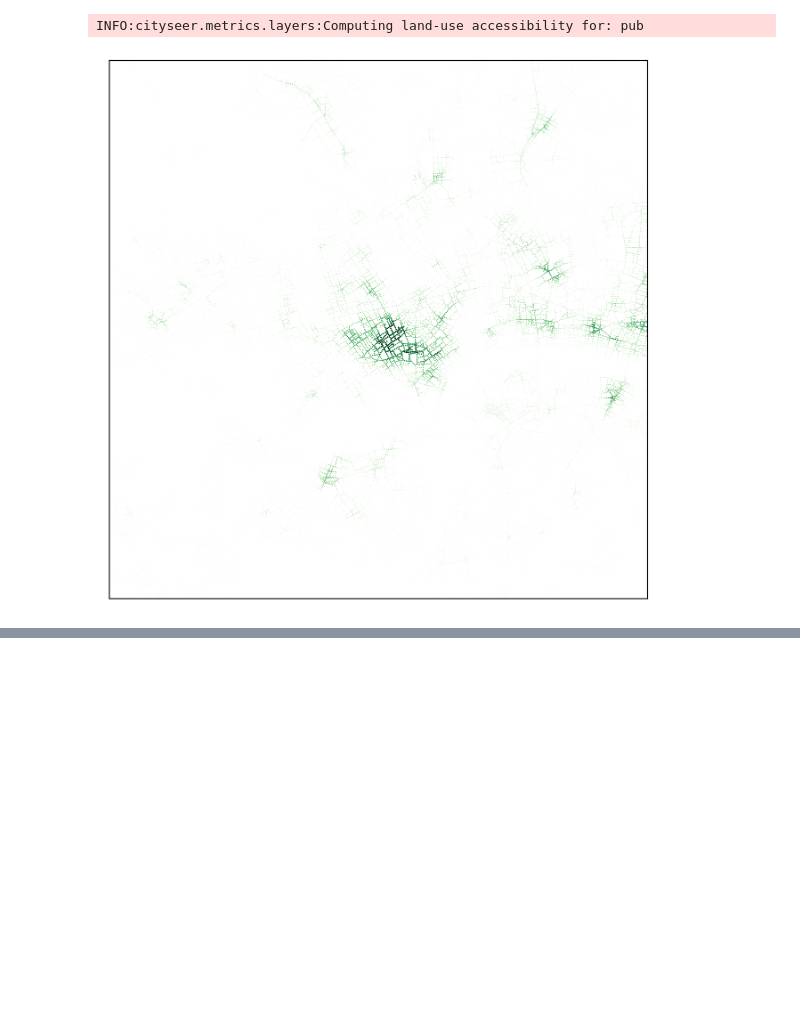
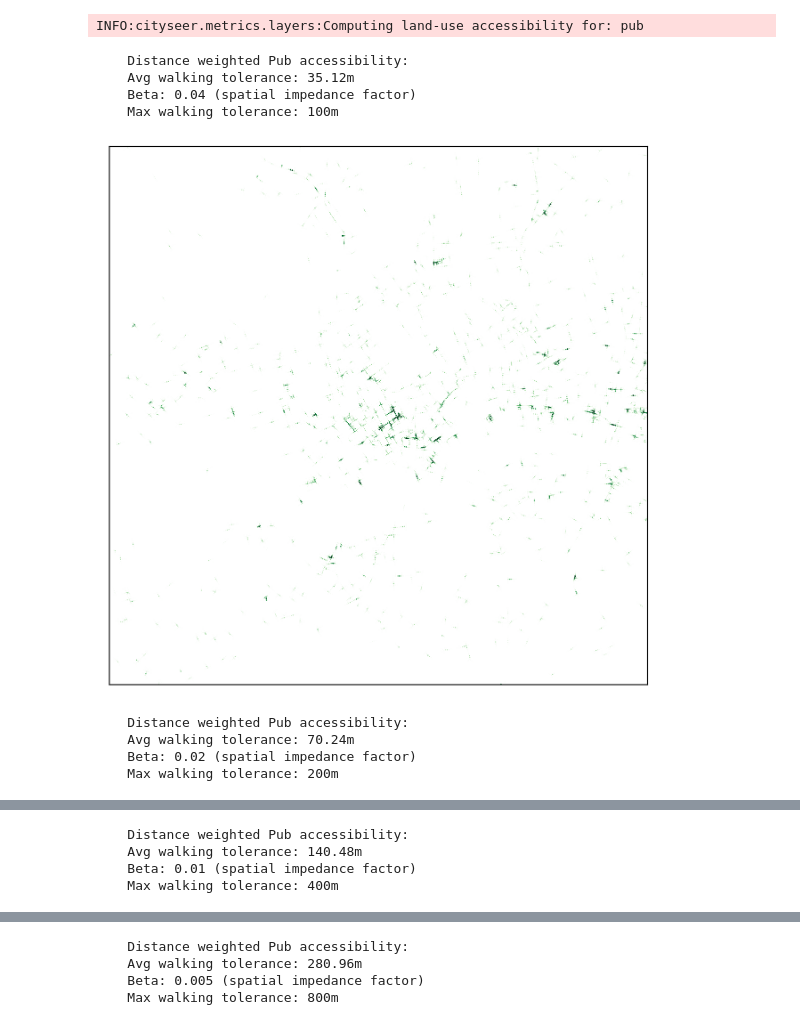
Before and after one commit to benchmark-urbanism/cityseer-api, a Jupyter notebook: demo_notebooks/london_pubs.ipynb, the cells around one changed output, grey strips where cells are left out. Cells and saved outputs as stored; diff of their text form; code cells hidden in the pictures; blank space fills up the shorter version.

```diff
--- a/demo_notebooks/london_pubs.ipynb
+++ b/demo_notebooks/london_pubs.ipynb
@@ -53,8 +55,9 @@ crs_transformer = Transformer.from_crs(crs_bng, crs_utm, always_xy=True)
 from cityseer.tools import graphs, mock
 from cityseer.metrics import networks
 
+# download from OSM - see docs if you want examples for how to use osmNx for this step
 G_utm = mock.make_buffered_osm_graph(lng, lat, distance)
-
+# simplify - this is not necessary if using "clean" graph sources - e.g. OS Open Roads
 G = graphs.nX_simple_geoms(G_utm)
 G = graphs.nX_remove_filler_nodes(G)
 G = graphs.nX_remove_dangling_nodes(G,
@@ -71,9 +74,11 @@ G3 = graphs.nX_consolidate_nodes(G2,
                                  crawl=False,
                                  min_node_degree=2,
                                  cent_min_degree=4)
+# decompose for higher resolution analysis
 G_decomp = graphs.nX_decompose(G3, 25)
+# create a cityseer network layer
 N = networks.NetworkLayerFromNX(G_decomp,
-                                distances=[400])
+                                distances=[100, 200, 400, 800])
 # %% [output]
 INFO:cityseer.tools.graphs:Converting networkX graph from WGS to UTM.
 INFO:cityseer.tools.graphs:Processing node x, y coordinates.
@@ -138,32 +148,49 @@ def simple_plot(xs: np.ndarray,
     select = xs > min_x
     select = np.logical_and(select, xs < max_x)
     select = np.logical_and(select, ys > min_y)
     select = np.logical_and(select, ys < max_y)
     select_idx = np.where(select)[0]
     # remove any extreme outliers
     v = np.clip(vals, np.nanpercentile(vals, .01), np.nanpercentile(vals, 99.9))
     # shape if wanted
     c = v ** 1
     c = minmax_scale(c, feature_range=(0, 1))
     s = v ** 1
     s = minmax_scale(s, feature_range=(0, 1.5))
     # plot
     ax.scatter(xs[select_idx],
                ys[select_idx],
                c=c[select_idx],
                s=s[select_idx],
                linewidths=0,
                edgecolors='none',
                cmap='Greens')
     # limits
     ax.set_xlim(left=min_x, right=max_x)
     ax.set_ylim(bottom=min_y, top=max_y)
     ax.set_xticks([])
     ax.set_yticks([])
     ax.set_aspect(1)
     ax.set_facecolor('white')
     plt.show()
 
-simple_plot(N.node_x_arr, N.node_y_arr, N.metrics['accessibility']['weighted']['pub'][400])
+for d in [100, 200, 400, 800]:
+    b = networks.beta_from_distance(d)[0]
+    avg_d = networks.avg_distance_for_beta(b)[0]
+    print(f'''
+    Distance weighted Pub accessibility:
+    Avg walking tolerance: {avg_d:.2f}m
+    Beta: {b} (spatial impedance factor)
+    Max walking tolerance: {d}m
+    ''')
+    simple_plot(N.node_x_arr, N.node_y_arr, N.metrics['accessibility']['weighted']['pub'][d])
 # %% [output]
+    Distance weighted Pub accessibility:
+    Avg walking tolerance: 35.12m
+    Beta: 0.04 (spatial impedance factor)
+    Max walking tolerance: 100m
-[figure, old version]
+[figure, new version]
+    Distance weighted Pub accessibility:
+    Avg walking tolerance: 70.24m
+    Beta: 0.02 (spatial impedance factor)
+    Max walking tolerance: 200m
@@ -169,0 +198,4 @@ simple_plot(N.node_x_arr, N.node_y_arr, N.metrics['accessibility']['weighted']['
+    Distance weighted Pub accessibility:
+    Avg walking tolerance: 140.48m
+    Beta: 0.01 (spatial impedance factor)
+    Max walking tolerance: 400m
@@ -169,0 +203,4 @@ simple_plot(N.node_x_arr, N.node_y_arr, N.metrics['accessibility']['weighted']['
+    Distance weighted Pub accessibility:
+    Avg walking tolerance: 280.96m
+    Beta: 0.005 (spatial impedance factor)
+    Max walking tolerance: 800m
```
Also changed, not shown: parts of 4 cells of this notebook, 1 other file.
